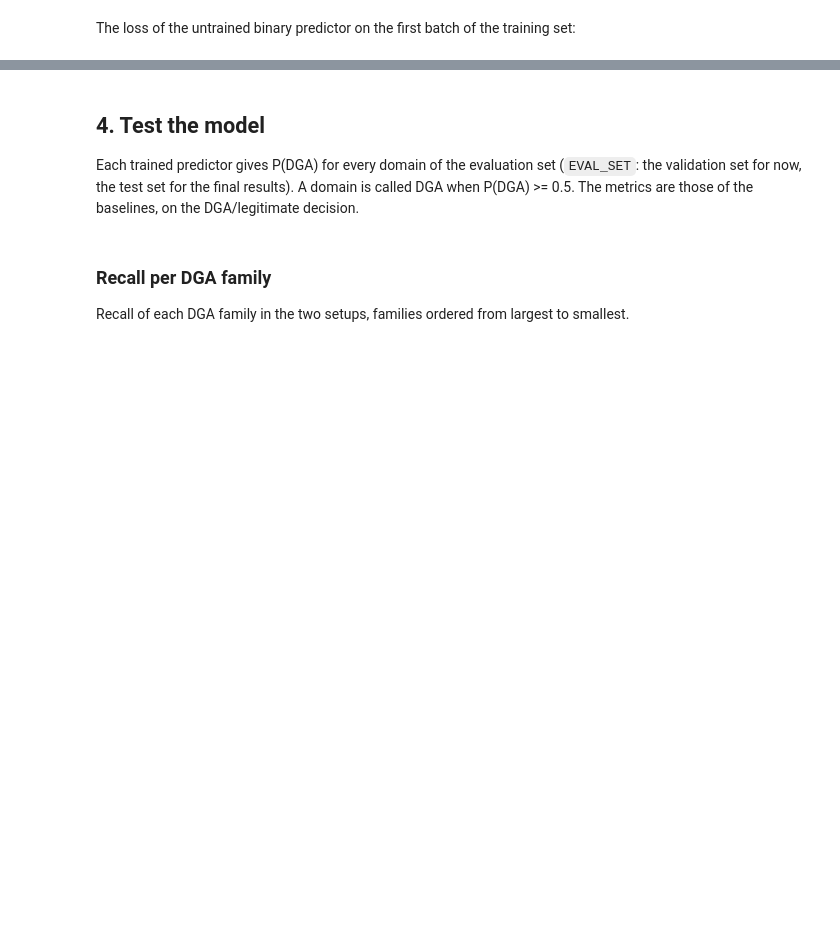
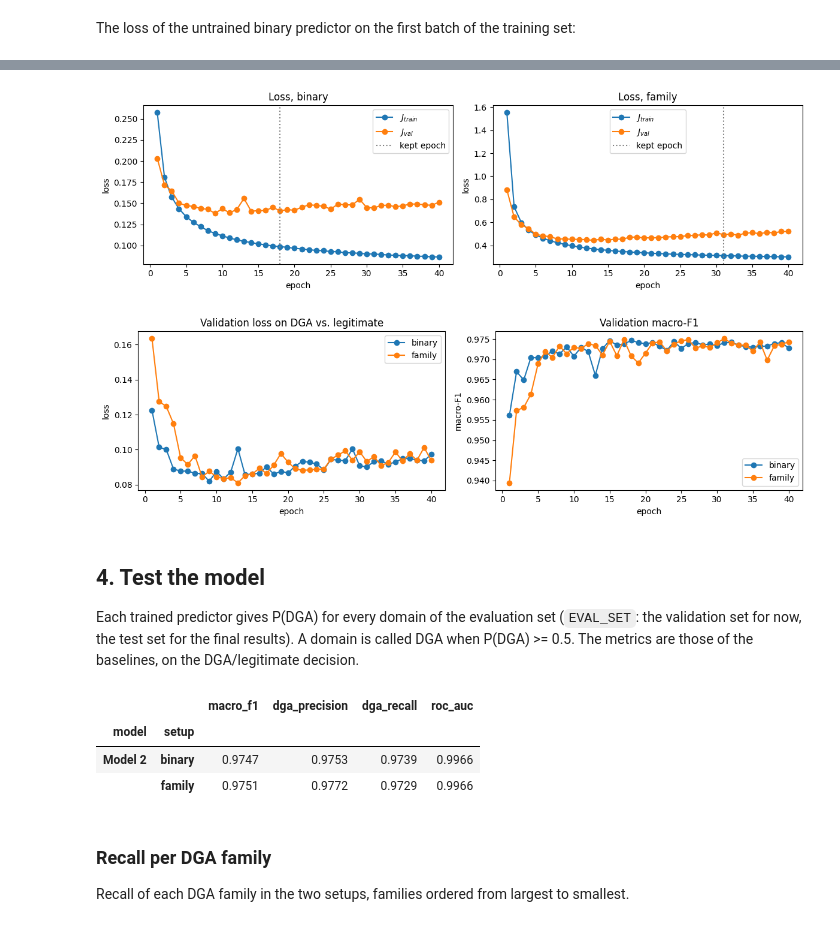
Before and after one commit to RoudyBarakat/dga-detection, a Jupyter notebook: notebooks/03_charcnn.ipynb, the cells around one changed output, grey strips where cells are left out. Cells and saved outputs as stored; diff of their text form; code cells hidden in the pictures; blank space fills up the shorter version.

```diff
--- a/notebooks/03_charcnn.ipynb
+++ b/notebooks/03_charcnn.ipynb
@@ -255,24 +234,34 @@ TypeError: save() got an unexpected keyword argument 'serialization_format'
 # %%
 # The histories are read from the saved history.csv files, so this cell also plots a
 # training that was interrupted (the setups and epochs saved so far).
 histories = {setup: load_history(folder) for setup, folder in RUN_DIRS.items()}
 histories = {setup: history for setup, history in histories.items() if history is not None}
 
-# One loss panel per setup (the binary and family losses are on different scales), then
-# validation macro-F1.
-fig, axes = plt.subplots(1, len(histories) + 1, figsize=(15, 3.6))
-for ax, (setup, history) in zip(axes, histories.items()):
+# The loss of each setup, one panel per setup: the family loss also counts the DGA
+# families taken for one another, so the two losses are not on the same scale.
+fig, axes = plt.subplots(1, len(histories), figsize=(6 * len(histories), 3.6), squeeze=False)
+for ax, (setup, history) in zip(axes[0], histories.items()):
     plot_losses(ax, history, f"Loss, {setup}")
-
-ax = axes[-1]
-for setup, history in histories.items():
-    ax.plot(history.index, history["macro_f1"], marker="o", label=setup)
-ax.set_xlabel("epoch")
-ax.set_ylabel("macro-F1")
-ax.set_title("Validation macro-F1")
-ax.legend()
 fig.tight_layout()
 plt.show()
+
+# The two setups compared on the DGA/legitimate decision: the binary validation loss
+# (on the same scale in both setups) and the validation macro-F1.
+panels = {"val_binary_loss": ("loss", "Validation loss on DGA vs. legitimate"),
+          "macro_f1": ("macro-F1", "Validation macro-F1")}
+fig, axes = plt.subplots(1, len(panels), figsize=(12, 3.6))
+for ax, (column, (ylabel, title)) in zip(axes, panels.items()):
+    for setup, history in histories.items():
+        ax.plot(history.index, history[column], marker="o", label=setup)
+    ax.set_xlabel("epoch")
+    ax.set_ylabel(ylabel)
+    ax.set_title(title)
+    ax.legend()
+fig.tight_layout()
+plt.show()
+# %% [output]
+[figure, added]
+[figure, added]
 # %% [markdown]
 ## 4. Test the model
 
@@ -287,6 +276,11 @@ results = {("Model 2", setup): binary_metrics(y_eval, p) for setup, p in p_dga_e
 table = pd.DataFrame(results).T.round(4)
 table.index.names = ["model", "setup"]
 table
+# %% [output]
+|  |  | macro_f1 | dga_precision | dga_recall | roc_auc |
+| model | setup |  |  |  |  |
+| Model 2 | binary | 0.9747 | 0.9753 | 0.9739 | 0.9966 |
+|  | family | 0.9751 | 0.9772 | 0.9729 | 0.9966 |
 # %% [markdown]
 ### Recall per DGA family
 
```
Also changed, not shown: parts of 8 cells of this notebook, 10 other files.
